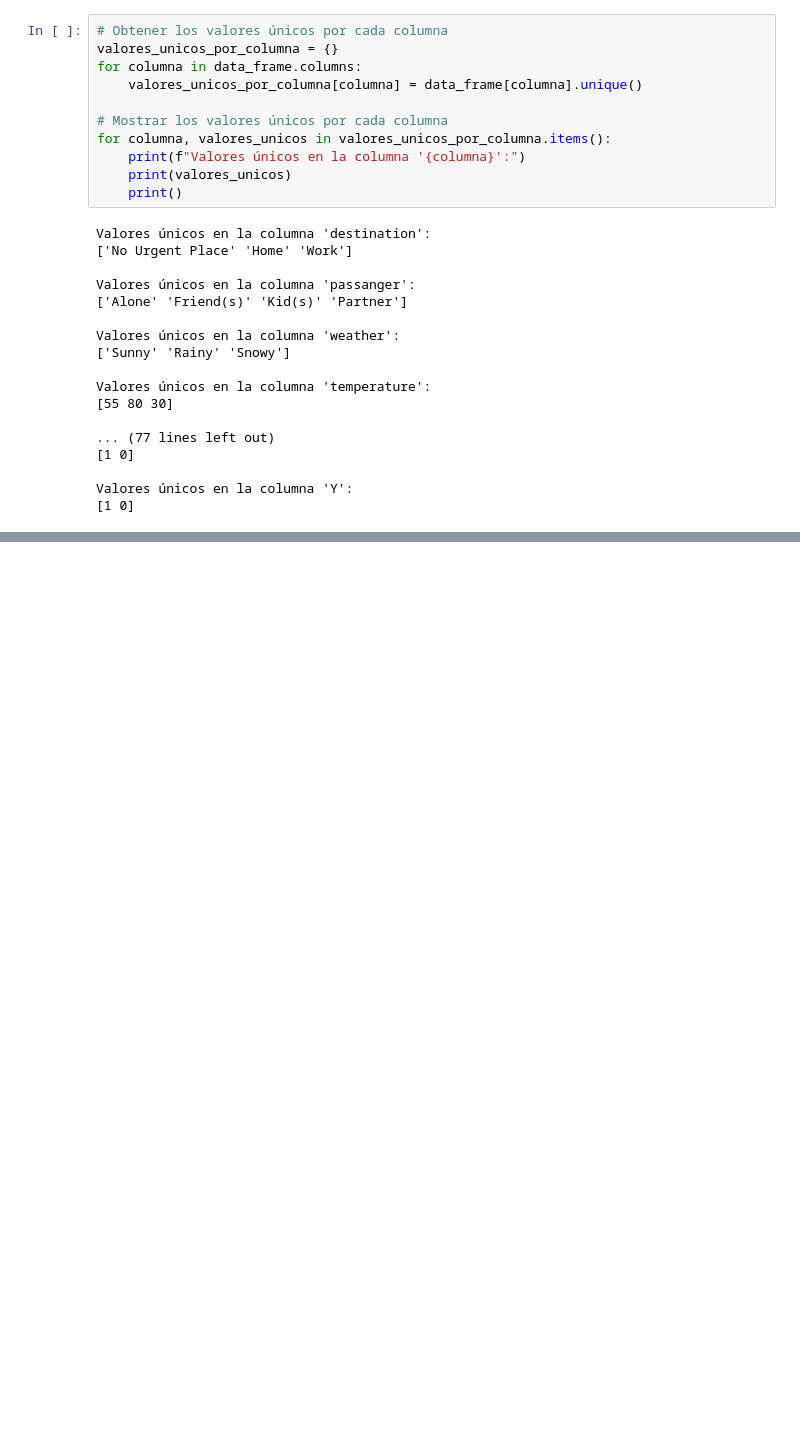
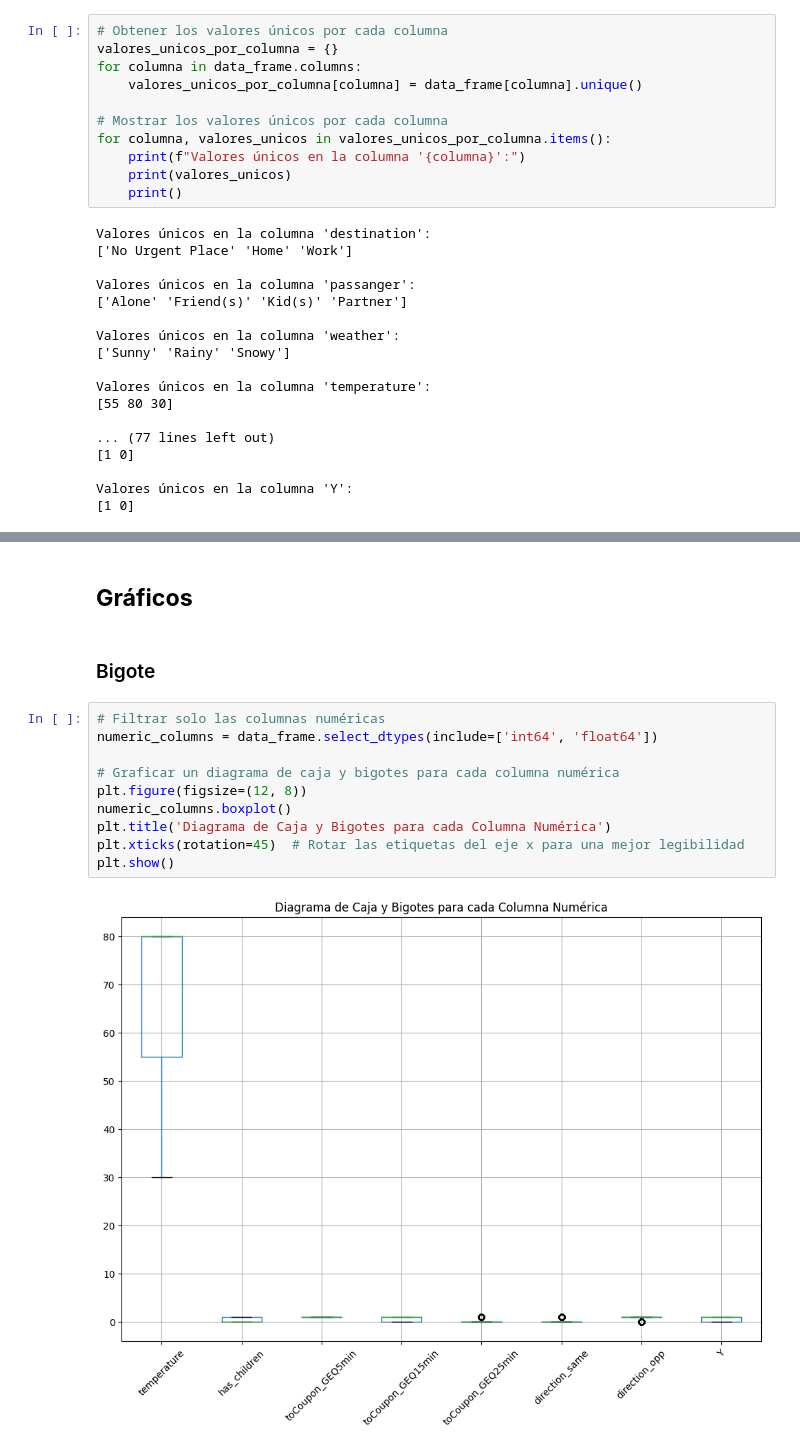
Before and after one commit to alexanderbeleno16/algoritmo_exposicion_parcial2, a Jupyter notebook: algoritmo_exposicion_parcial2.ipynb, the cells around one changed output, grey strips where cells are left out. Drawn from its saved outputs; the diff is of its cells as text; blank space fills up the shorter version.

```diff
--- a/algoritmo_exposicion_parcial2.ipynb
+++ b/algoritmo_exposicion_parcial2.ipynb
@@ -171,0 +212,16 @@ Valores únicos en la columna 'Y':
+# %% [markdown]
+## **Gráficos**
+# %% [markdown]
+### Bigote
+# %%
+# Filtrar solo las columnas numéricas
+numeric_columns = data_frame.select_dtypes(include=['int64', 'float64'])
+
+# Graficar un diagrama de caja y bigotes para cada columna numérica
+plt.figure(figsize=(12, 8))
+numeric_columns.boxplot()
+plt.title('Diagrama de Caja y Bigotes para cada Columna Numérica')
+plt.xticks(rotation=45)  # Rotar las etiquetas del eje x para una mejor legibilidad
+plt.show()
+# %% [output]
+[figure, added]
```
Also changed, not shown: parts of 24 cells of this notebook.
